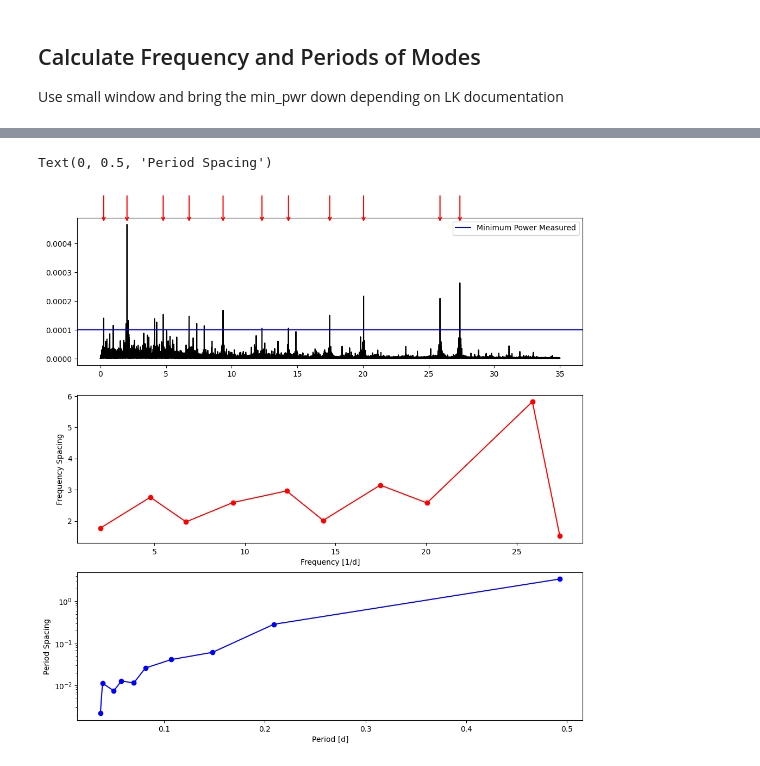
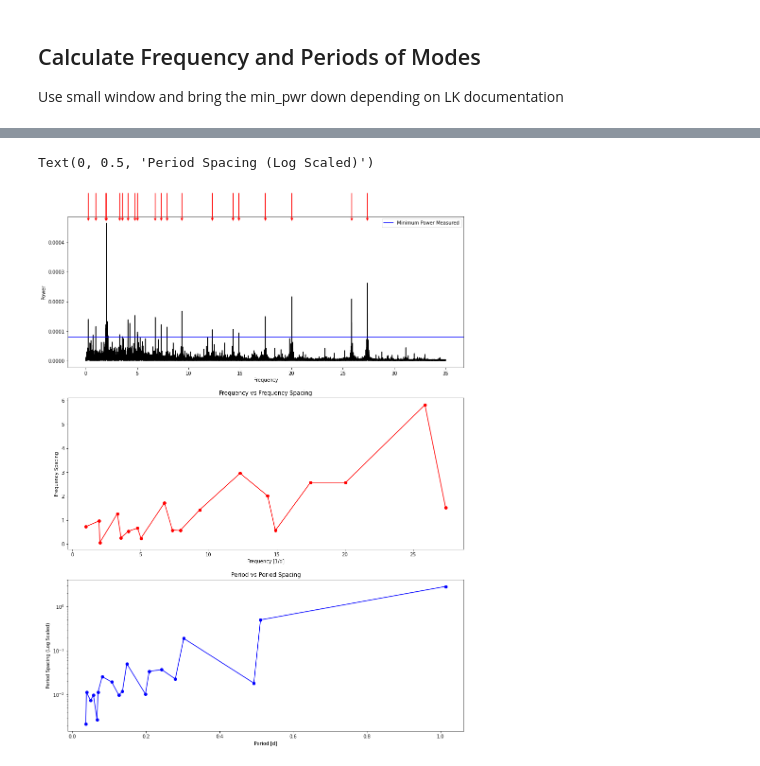
Before and after one commit to cdevaneprugh/tess_20s_lightcurves, a Jupyter notebook: Measuring Modes.ipynb, the cells around one changed output, grey strips where cells are left out. Cells and saved outputs as stored; diff of their text form; code cells hidden in the pictures.

```diff
--- a/Measuring Modes.ipynb
+++ b/Measuring Modes.ipynb
@@ -29,14 +29,14 @@ pwr = []
 end = 35
 
 # minimum power to be considered significant
-min_pwr = 0.0001
+min_pwr = 0.00008
 
 # start values of the frequency window
 min_f = 0
-max_f = 2
+max_f = 0.5
 
 # value to move frequency window by
-n = 2
+n = 0.5
 
 while max_f <= end:
     # create periodogram within window
@@ -83,26 +91,3 @@ pg = lc.to_periodogram(minimum_frequency=0, maximum_frequency = 35)
 # define frequency arrays
 freq = pg.frequency.value
 power = pg.power.value
-
-ax = pg.plot()
-ax.axhline(y=min_pwr)
-
-for i in range(len(f)):
-    ax.annotate('',
-                xy=(f[i], h),
-                xytext=(f[i], h + 0.0001),
-                arrowprops=dict(arrowstyle='->', color='red', linewidth=1.5))
-
-plt.figure(figsize=(9.5,5))
-plt.title('Frequency vs Frequency Spacing')
-plt.plot(f[1:17], delta_f, marker='o', color='red')
-plt.xlabel('Frequency [1/d]')
-plt.ylabel('Frequency Spacing')
-plt.show()
-
-plt.figure(figsize=(9.5,5))
-plt.title('Period vs Period Spacing')
-plt.plot(p[1:17], delta_p, marker='o', color='b')
-plt.xlabel('Period [d]')
-plt.ylabel('Period Spacing')
-plt.show()
@@ -113,27 +94,32 @@ plt.show()
 # %%
-fig, axs = plt.subplots(3,1, figsize=(12,12))
+fig, axs = plt.subplots(3,1, figsize=(15,20))
 
 # plot periodogram
 axs[0].plot(freq, power, color = 'k')
 axs[0].axhline(y=min_pwr, color = 'b', label = 'Minimum Power Measured')
+axs[0].set_xlabel('Frequency')
+axs[0].set_ylabel('Power')
 # add labels of significant frequencies
 for i in range(len(f)):
     axs[0].annotate('',
                 xy=(f[i], h),
                 xytext=(f[i], h + 0.0001),
-                arrowprops=dict(arrowstyle='->', color='red', linewidth=1.5))
+                arrowprops=dict(arrowstyle='->', color='red', linewidth=1.5),
+                label='Peaks of Interest')
 axs[0].legend()
 
 # plot frequency vs change in frequency
-axs[1].plot(f[1:17], delta_f, marker='o', color='red')
+axs[1].plot(f[1:20], delta_f, marker='o', color='red')
+axs[1].set_title('Frequency vs Frequency Spacing')
 axs[1].set_xlabel('Frequency [1/d]')
 axs[1].set_ylabel('Frequency Spacing')
 
 # plot period vs change in period
-axs[2].plot(p[1:17], delta_p, marker='o', color='b')
+axs[2].plot(p[1:20], delta_p, marker='o', color='b')
+axs[2].set_title('Period vs Period Spacing')
 axs[2].set_yscale('log')
 axs[2].set_xlabel('Period [d]')
-axs[2].set_ylabel('Period Spacing')
+axs[2].set_ylabel('Period Spacing (Log Scaled)')
 # %% [output]
-Text(0, 0.5, 'Period Spacing')
+Text(0, 0.5, 'Period Spacing (Log Scaled)')
-[figure, old version]
+[figure, new version]
```
Also changed, not shown: parts of 3 cells of this notebook.
